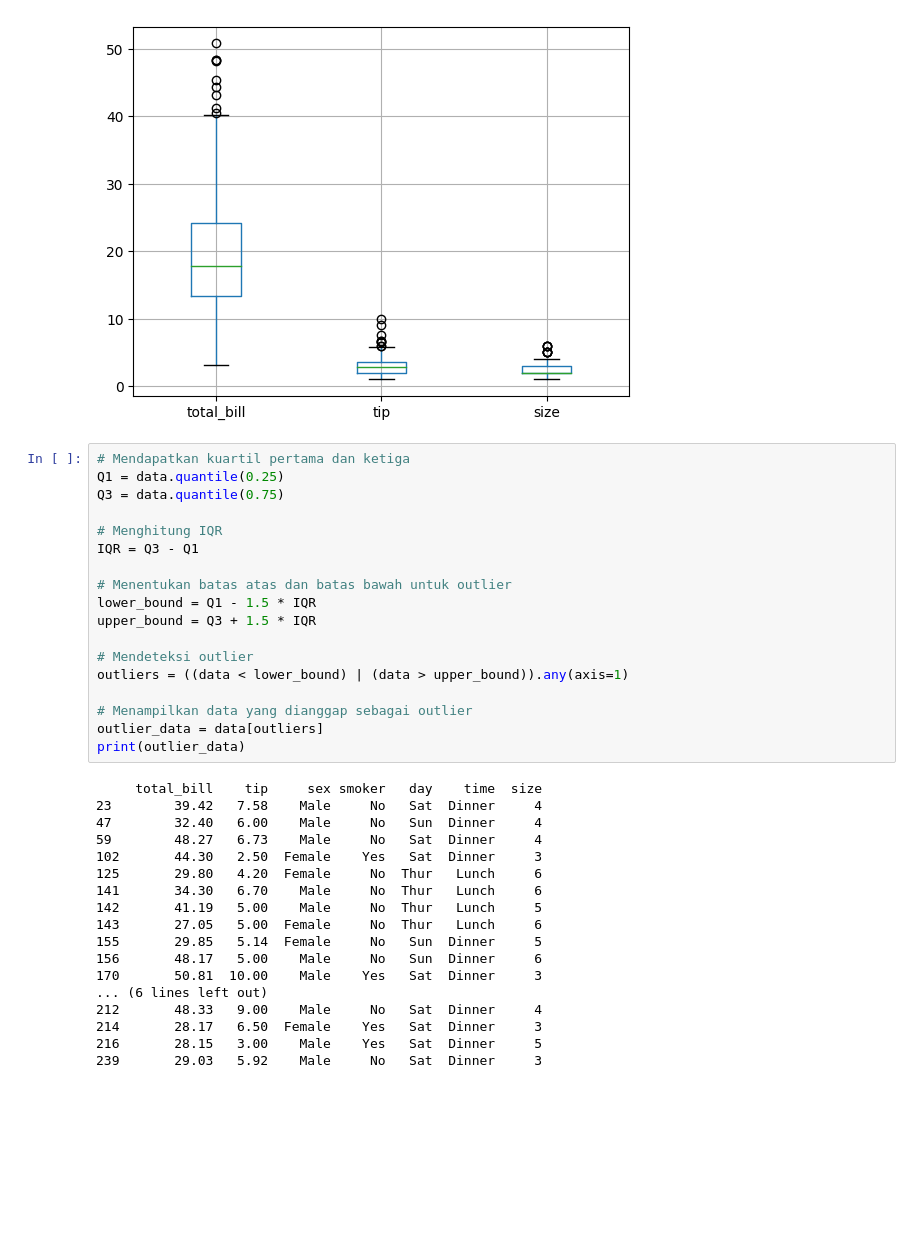
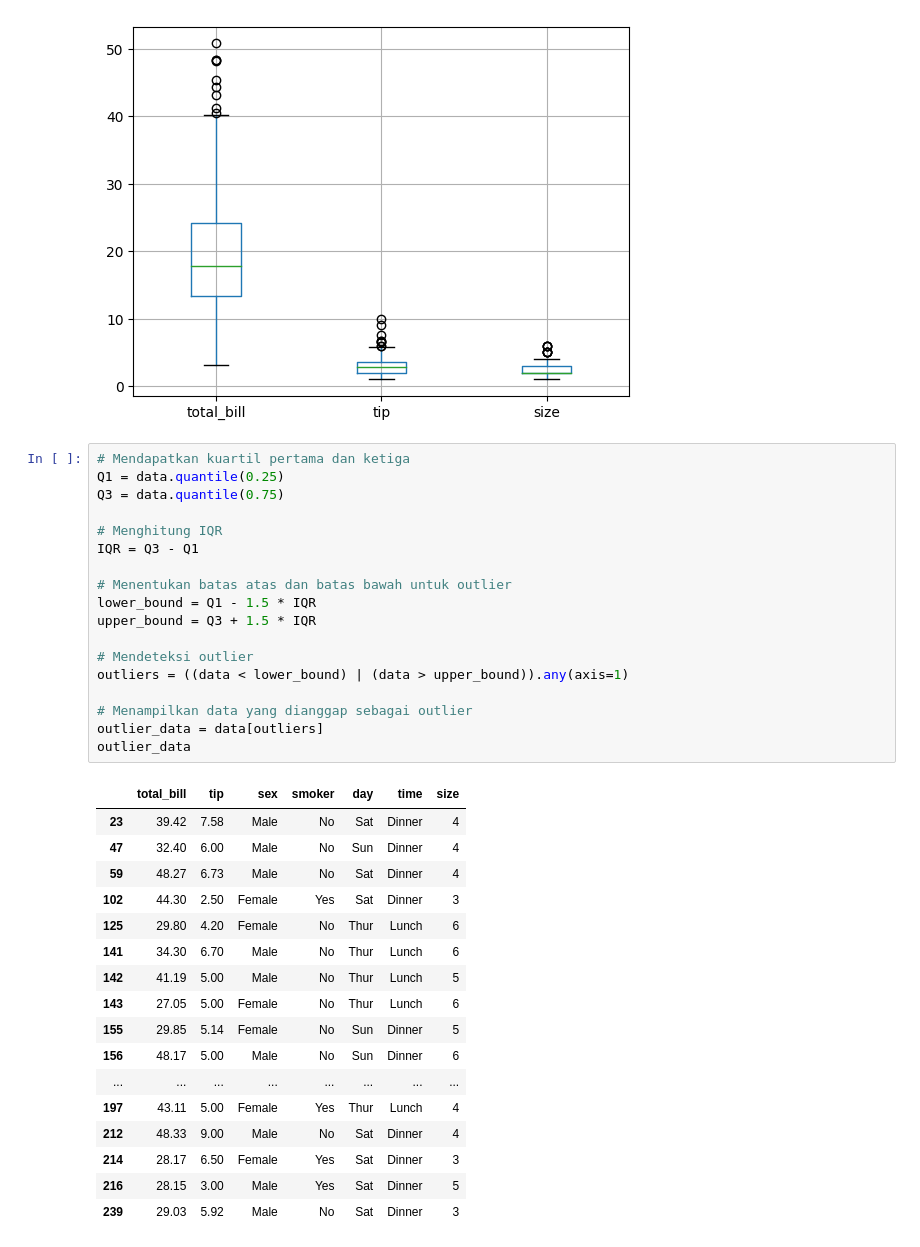
Before and after one commit to ilman79/PelatihanBNSP, a Jupyter notebook: Untitled32.ipynb, the cells around one changed output. Drawn from its saved outputs; the diff is of its cells as text; blank space fills up the shorter version.

```diff
--- a/Untitled32.ipynb
+++ b/Untitled32.ipynb
@@ -85,36 +88,36 @@ plt.show()
 # %%
 # Mendapatkan kuartil pertama dan ketiga
 Q1 = data.quantile(0.25)
 Q3 = data.quantile(0.75)
 
 # Menghitung IQR
 IQR = Q3 - Q1
 
 # Menentukan batas atas dan batas bawah untuk outlier
 lower_bound = Q1 - 1.5 * IQR
 upper_bound = Q3 + 1.5 * IQR
 
 # Mendeteksi outlier
 outliers = ((data < lower_bound) | (data > upper_bound)).any(axis=1)
 
 # Menampilkan data yang dianggap sebagai outlier
 outlier_data = data[outliers]
-print(outlier_data)
+outlier_data
 # %% [output]
-     total_bill    tip     sex smoker   day    time  size
-23        39.42   7.58    Male     No   Sat  Dinner     4
-47        32.40   6.00    Male     No   Sun  Dinner     4
-59        48.27   6.73    Male     No   Sat  Dinner     4
-102       44.30   2.50  Female    Yes   Sat  Dinner     3
-125       29.80   4.20  Female     No  Thur   Lunch     6
-141       34.30   6.70    Male     No  Thur   Lunch     6
-142       41.19   5.00    Male     No  Thur   Lunch     5
-143       27.05   5.00  Female     No  Thur   Lunch     6
-155       29.85   5.14  Female     No   Sun  Dinner     5
-156       48.17   5.00    Male     No   Sun  Dinner     6
-170       50.81  10.00    Male    Yes   Sat  Dinner     3
-... (6 lines left out)
-212       48.33   9.00    Male     No   Sat  Dinner     4
-214       28.17   6.50  Female    Yes   Sat  Dinner     3
-216       28.15   3.00    Male    Yes   Sat  Dinner     5
-239       29.03   5.92    Male     No   Sat  Dinner     3
+|  | total_bill | tip | sex | smoker | day | time | size |
+| 23 | 39.42 | 7.58 | Male | No | Sat | Dinner | 4 |
+| 47 | 32.40 | 6.00 | Male | No | Sun | Dinner | 4 |
+| 59 | 48.27 | 6.73 | Male | No | Sat | Dinner | 4 |
+| 102 | 44.30 | 2.50 | Female | Yes | Sat | Dinner | 3 |
+| 125 | 29.80 | 4.20 | Female | No | Thur | Lunch | 6 |
+| 141 | 34.30 | 6.70 | Male | No | Thur | Lunch | 6 |
+| 142 | 41.19 | 5.00 | Male | No | Thur | Lunch | 5 |
+| 143 | 27.05 | 5.00 | Female | No | Thur | Lunch | 6 |
+| 155 | 29.85 | 5.14 | Female | No | Sun | Dinner | 5 |
+| 156 | 48.17 | 5.00 | Male | No | Sun | Dinner | 6 |
+| ... | ... | ... | ... | ... | ... | ... | ... |
+| 197 | 43.11 | 5.00 | Female | Yes | Thur | Lunch | 4 |
+| 212 | 48.33 | 9.00 | Male | No | Sat | Dinner | 4 |
+| 214 | 28.17 | 6.50 | Female | Yes | Sat | Dinner | 3 |
+| 216 | 28.15 | 3.00 | Male | Yes | Sat | Dinner | 5 |
+| 239 | 29.03 | 5.92 | Male | No | Sat | Dinner | 3 |
```
Also changed, not shown: parts of 7 cells of this notebook.
